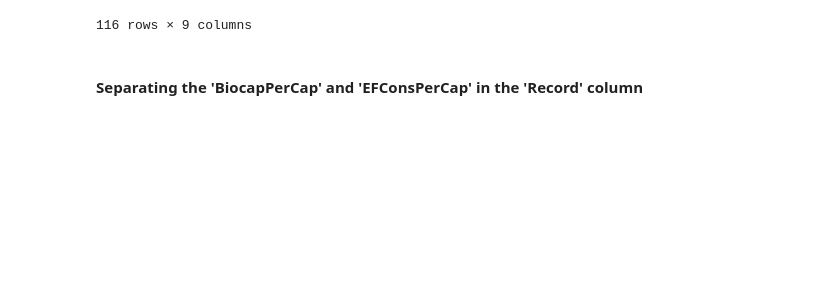
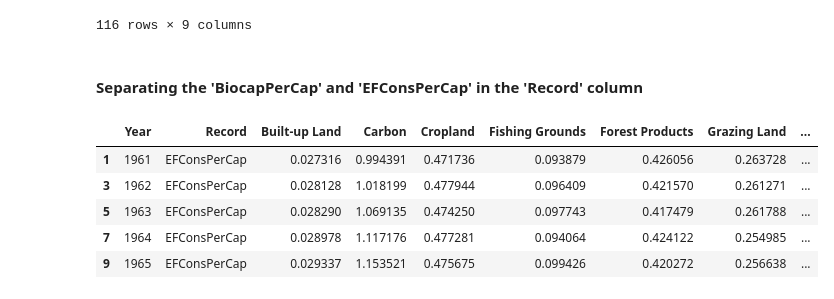
Before and after one commit to erickajanecm/Ecological-Footprint-EDA, a Jupyter notebook: WorldEF.ipynb, the cells around one changed output. Drawn from its saved outputs; the diff is of its cells as text; code cells hidden in the pictures; blank space fills up the shorter version.

```diff
--- a/WorldEF.ipynb
+++ b/WorldEF.ipynb
@@ -99,6 +99,15 @@ World_EF
 # %%
 # EFConsPerCap
 EF_DF = World_EF.loc[World_EF['Record'] == 'EFConsPerCap']
+
+EF_DF.head()
+# %% [output]
+|  | Year | Record | Built-up Land | Carbon | Cropland | Fishing Grounds | Forest Products | Grazing Land | ... |
+| 1 | 1961 | EFConsPerCap | 0.027316 | 0.994391 | 0.471736 | 0.093879 | 0.426056 | 0.263728 | ... |
+| 3 | 1962 | EFConsPerCap | 0.028128 | 1.018199 | 0.477944 | 0.096409 | 0.421570 | 0.261271 | ... |
+| 5 | 1963 | EFConsPerCap | 0.028290 | 1.069135 | 0.474250 | 0.097743 | 0.417479 | 0.261788 | ... |
+| 7 | 1964 | EFConsPerCap | 0.028978 | 1.117176 | 0.477281 | 0.094064 | 0.424122 | 0.254985 | ... |
+| 9 | 1965 | EFConsPerCap | 0.029337 | 1.153521 | 0.475675 | 0.099426 | 0.420272 | 0.256638 | ... |
 # %%
 # BiocapPerCap
 Biocapacity_DF = World_EF.loc[World_EF['Record'] == 'BiocapPerCap']
```
Also changed, not shown: parts of 3 cells of this notebook.
